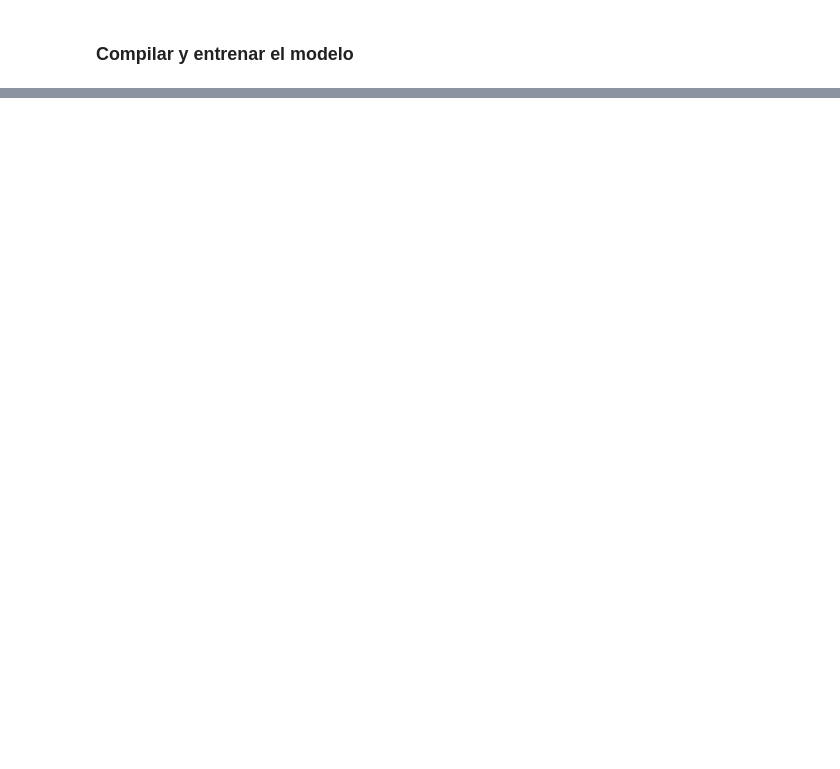
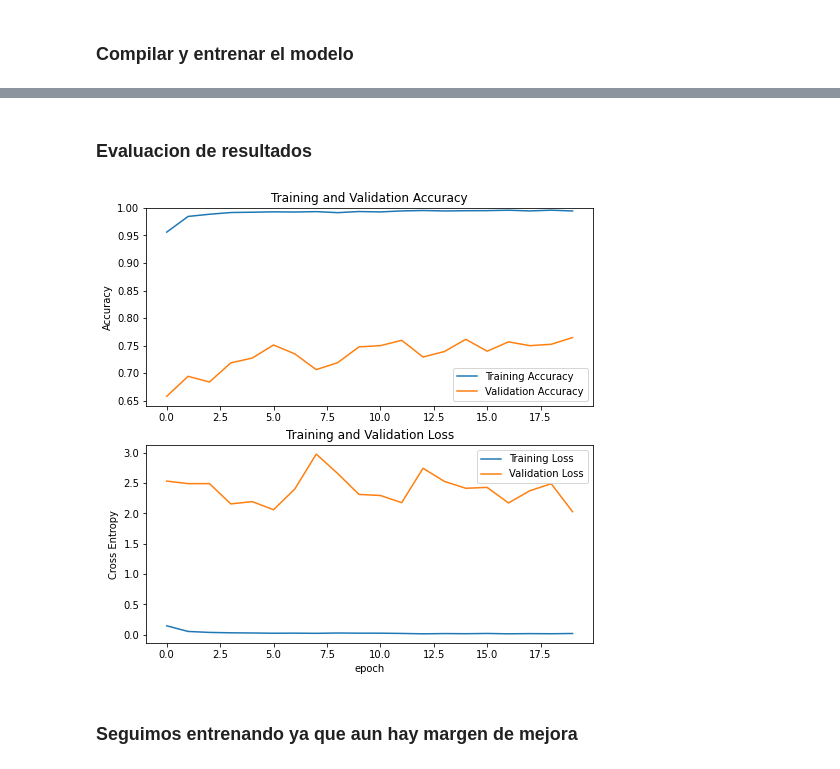
Before and after one commit to Android998/TensorFlow2.3, a Jupyter notebook: TFG1.0.ipynb, the cells around one changed output, grey strips where cells are left out. Drawn from its saved outputs; the diff is of its cells as text; code cells hidden in the pictures; blank space fills up the shorter version.

```diff
--- a/TFG1.0.ipynb
+++ b/TFG1.0.ipynb
@@ -184,4 +205,10 @@ for layer in base_model.layers[:fine_tune_at]:
 # %% [markdown]
 ### **Compilar y entrenar el modelo**
 # %%
-model.compile(optimizer=tf.keras.optimizers.RMSprop(lr=0.0001), loss="binary_crossentropy", metrics=["accuracy"])
+model.compile(optimizer=tf.keras.optimizers.Adam(lr=0.0001), loss="categorical_crossentropy", metrics=["accuracy"])
+# %%
+history = model.fit(train_generator,
+                    steps_per_epoch=len(train_generator),
+                    epochs=20,
+                    validation_data=val_generator,
+                    validation_steps=len(val_generator))
@@ -187,0 +233,30 @@ model.compile(optimizer=tf.keras.optimizers.RMSprop(lr=0.0001), loss="binary_cro
+# %% [markdown]
+### **Evaluacion de resultados**
+# %%
+acc = history.history['accuracy']
+val_acc = history.history['val_accuracy']
+
+loss = history.history['loss']
+val_loss = history.history['val_loss']
+
+plt.figure(figsize=(8, 8))
+plt.subplot(2, 1, 1)
+plt.plot(acc, label='Training Accuracy')
+plt.plot(val_acc, label='Validation Accuracy')
+plt.legend(loc='lower right')
+plt.ylabel('Accuracy')
+plt.ylim([min(plt.ylim()),1])
+plt.title('Training and Validation Accuracy')
+
+plt.subplot(2, 1, 2)
+plt.plot(loss, label='Training Loss')
+plt.plot(val_loss, label='Validation Loss')
+plt.legend(loc='upper right')
+plt.ylabel('Cross Entropy')
+plt.title('Training and Validation Loss')
+plt.xlabel('epoch')
+plt.show()
+# %% [output]
+[figure, added]
+# %% [markdown]
+### **Seguimos entrenando ya que aun hay margen de mejora**
```
Also changed, not shown: parts of 20 cells of this notebook.
